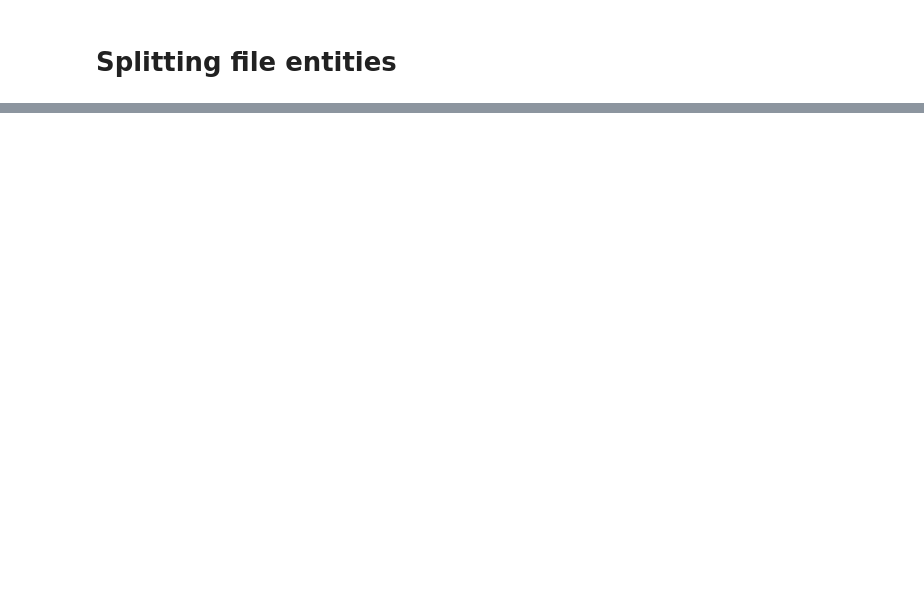
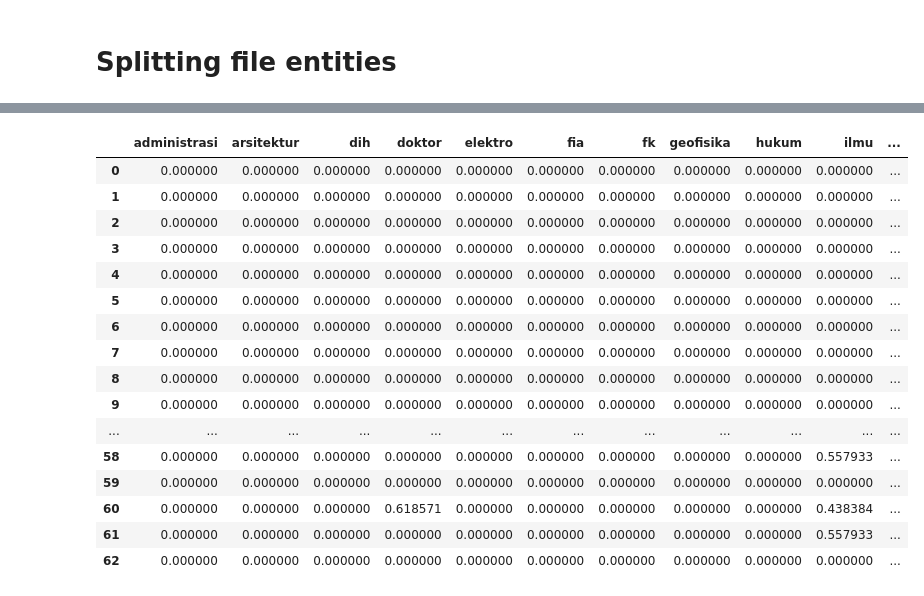
Before and after one commit to AndiAlifs/sistem_cerdas_chatbot_selma, a Jupyter notebook: main.ipynb, the cells around one changed output, grey strips where cells are left out. Cells and saved outputs as stored; diff of their text form; code cells hidden in the pictures; blank space fills up the shorter version.

```diff
--- a/main.ipynb
+++ b/main.ipynb
@@ -335,3 +406,26 @@ plt.show()
+# %%
+# display processed vectorizerProdi
+dfProdiVector = pd.DataFrame(X, columns=get_feature_names(vectorizerProdi))
+# dfProdiVector.index = dfProdi['patterns']
+dfProdiVector.style.background_gradient(cmap='gray_r')
+# %% [output]
+|  | administrasi | arsitektur | dih | doktor | elektro | fia | fk | geofisika | hukum | ilmu | ... |
+| 0 | 0.000000 | 0.000000 | 0.000000 | 0.000000 | 0.000000 | 0.000000 | 0.000000 | 0.000000 | 0.000000 | 0.000000 | ... |
+| 1 | 0.000000 | 0.000000 | 0.000000 | 0.000000 | 0.000000 | 0.000000 | 0.000000 | 0.000000 | 0.000000 | 0.000000 | ... |
+| 2 | 0.000000 | 0.000000 | 0.000000 | 0.000000 | 0.000000 | 0.000000 | 0.000000 | 0.000000 | 0.000000 | 0.000000 | ... |
+| 3 | 0.000000 | 0.000000 | 0.000000 | 0.000000 | 0.000000 | 0.000000 | 0.000000 | 0.000000 | 0.000000 | 0.000000 | ... |
+| 4 | 0.000000 | 0.000000 | 0.000000 | 0.000000 | 0.000000 | 0.000000 | 0.000000 | 0.000000 | 0.000000 | 0.000000 | ... |
+| 5 | 0.000000 | 0.000000 | 0.000000 | 0.000000 | 0.000000 | 0.000000 | 0.000000 | 0.000000 | 0.000000 | 0.000000 | ... |
+| 6 | 0.000000 | 0.000000 | 0.000000 | 0.000000 | 0.000000 | 0.000000 | 0.000000 | 0.000000 | 0.000000 | 0.000000 | ... |
+| 7 | 0.000000 | 0.000000 | 0.000000 | 0.000000 | 0.000000 | 0.000000 | 0.000000 | 0.000000 | 0.000000 | 0.000000 | ... |
+| 8 | 0.000000 | 0.000000 | 0.000000 | 0.000000 | 0.000000 | 0.000000 | 0.000000 | 0.000000 | 0.000000 | 0.000000 | ... |
+| 9 | 0.000000 | 0.000000 | 0.000000 | 0.000000 | 0.000000 | 0.000000 | 0.000000 | 0.000000 | 0.000000 | 0.000000 | ... |
+| ... | ... | ... | ... | ... | ... | ... | ... | ... | ... | ... | ... |
+| 58 | 0.000000 | 0.000000 | 0.000000 | 0.000000 | 0.000000 | 0.000000 | 0.000000 | 0.000000 | 0.000000 | 0.557933 | ... |
+| 59 | 0.000000 | 0.000000 | 0.000000 | 0.000000 | 0.000000 | 0.000000 | 0.000000 | 0.000000 | 0.000000 | 0.000000 | ... |
+| 60 | 0.000000 | 0.000000 | 0.000000 | 0.618571 | 0.000000 | 0.000000 | 0.000000 | 0.000000 | 0.000000 | 0.438384 | ... |
+| 61 | 0.000000 | 0.000000 | 0.000000 | 0.000000 | 0.000000 | 0.000000 | 0.000000 | 0.000000 | 0.000000 | 0.557933 | ... |
+| 62 | 0.000000 | 0.000000 | 0.000000 | 0.000000 | 0.000000 | 0.000000 | 0.000000 | 0.000000 | 0.000000 | 0.000000 | ... |
 # %%
 def testAllModel(textData):
     print(textData)
```
Also changed, not shown: parts of 19 cells of this notebook.
